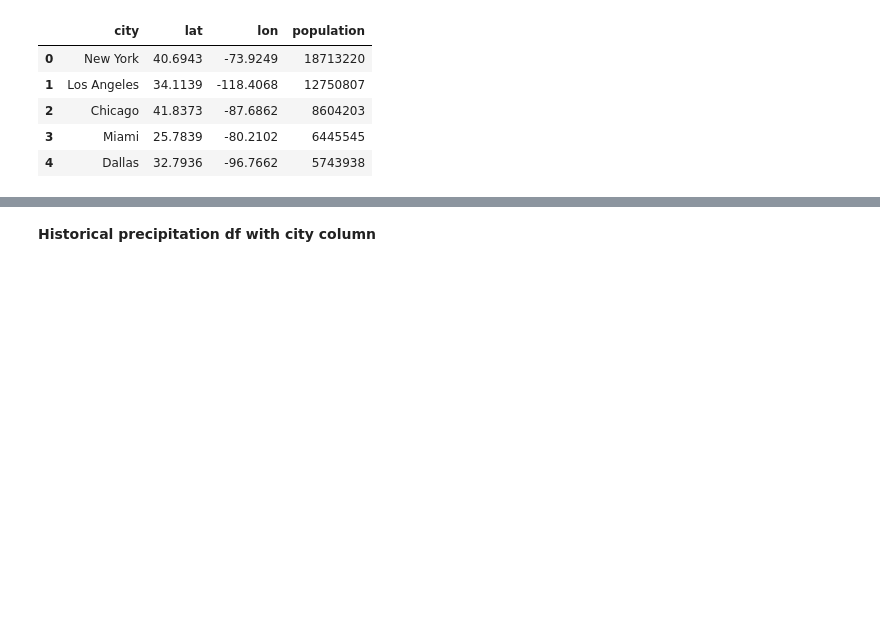
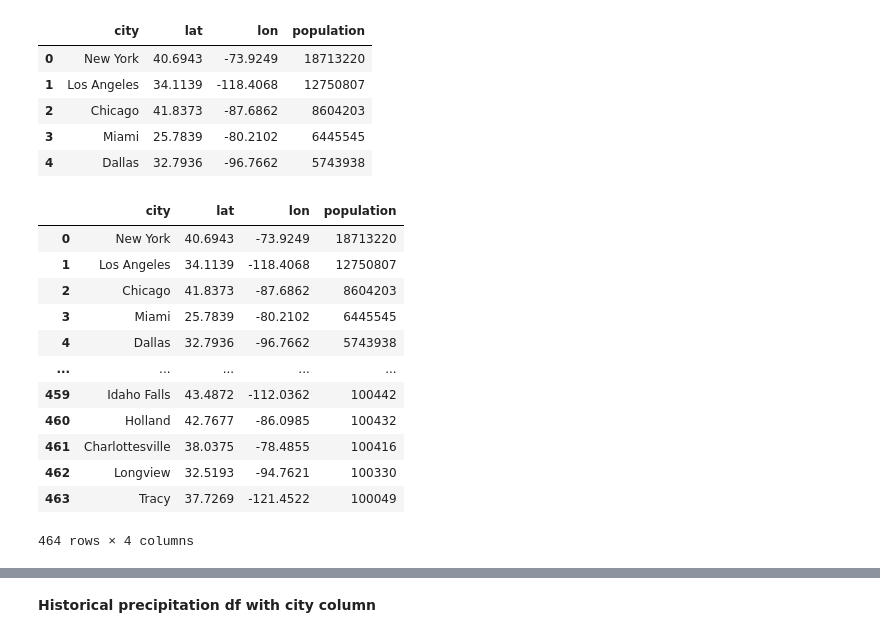
Before and after one commit to jeremyjcheng/106_project3, a Jupyter notebook: eda.ipynb, the cells around one changed output, grey strips where cells are left out. Cells and saved outputs as stored; diff of their text form; code cells hidden in the pictures; blank space fills up the shorter version.

```diff
--- a/eda.ipynb
+++ b/eda.ipynb
@@ -441,0 +440,17 @@ grid = historical_precipitation_df[['lat', 'lon']].copy()
+# %%
+cities = cities[cities['population'] > 100000]
+cities
+# %% [output]
+|  | city | lat | lon | population |
+| 0 | New York | 40.6943 | -73.9249 | 18713220 |
+| 1 | Los Angeles | 34.1139 | -118.4068 | 12750807 |
+| 2 | Chicago | 41.8373 | -87.6862 | 8604203 |
+| 3 | Miami | 25.7839 | -80.2102 | 6445545 |
+| 4 | Dallas | 32.7936 | -96.7662 | 5743938 |
+| ... | ... | ... | ... | ... |
+| 459 | Idaho Falls | 43.4872 | -112.0362 | 100442 |
+| 460 | Holland | 42.7677 | -86.0985 | 100432 |
+| 461 | Charlottesville | 38.0375 | -78.4855 | 100416 |
+| 462 | Longview | 32.5193 | -94.7621 | 100330 |
+| 463 | Tracy | 37.7269 | -121.4522 | 100049 |
+464 rows × 4 columns
```
Also changed, not shown: parts of 8 cells of this notebook.
